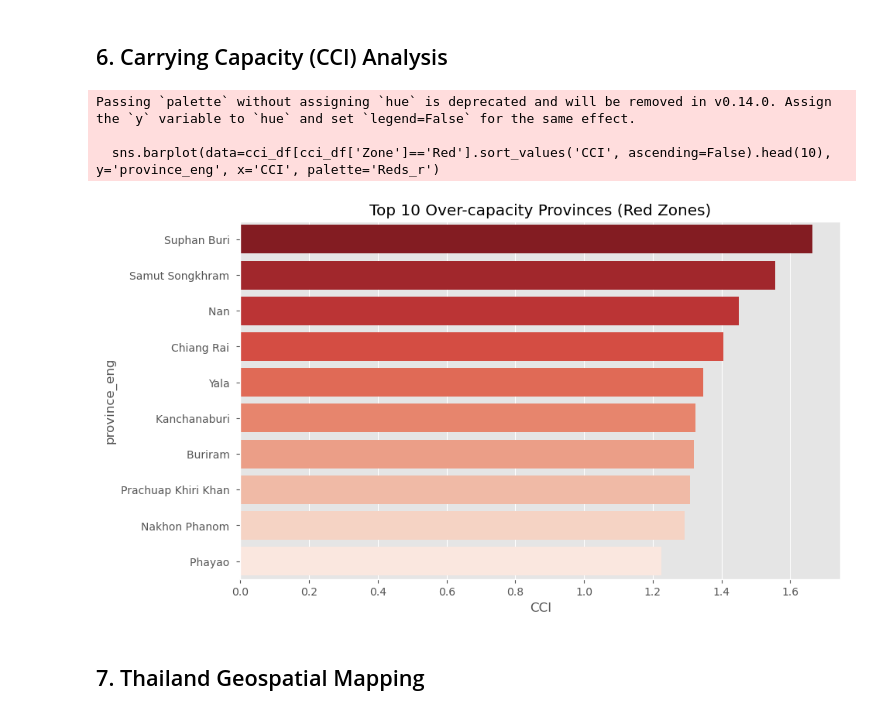
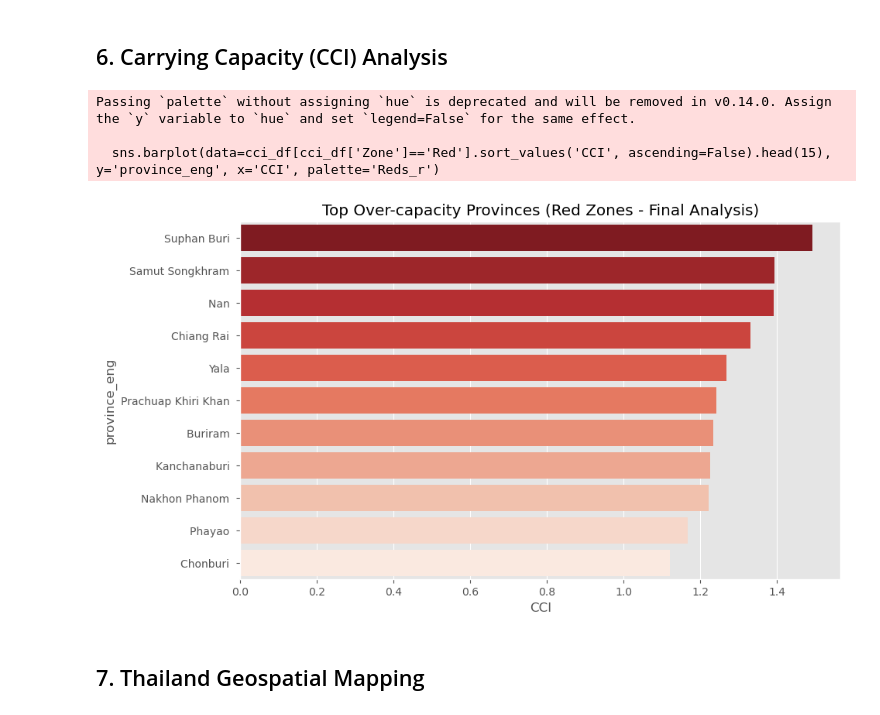
Before and after one commit to shadowsilence94/TDT-IS_Dashboard, a Jupyter notebook: ml_pipeline/pipeline.ipynb, the cells around one changed output. Drawn from its saved outputs; the diff is of its cells as text; code cells hidden in the pictures.

Commit message:
Final Phase 2 Update: Policy-aligned CCI (80/20), refined dashboard descriptions, and synced ML artifacts.

```diff
--- a/ml_pipeline/pipeline.ipynb
+++ b/ml_pipeline/pipeline.ipynb
@@ -107,23 +120,37 @@ Regression Model Saved. Baseline Visitors: 25516021.0
 # %% [markdown]
 ## 6. Carrying Capacity (CCI) Analysis
 # %%
-# Carrying Capacity Analysis
+# Carrying Capacity Analysis (Weighted by Infrastructure Pressure - FINAL POLICY ALIGNMENT)
 recent_df = df_pivot[df_pivot['date'].dt.year == 2023]
-avg_visitors = recent_df.groupby(['province_eng', 'region_eng'])['no_tourist_all'].mean().reset_index()
+avg_visitors = recent_df.groupby(['province_eng', 'region_eng'])[['no_tourist_all', 'ratio_tourist_stay']].mean().reset_index()
 historical_limits = df_pivot.groupby('province_eng')['no_tourist_all'].quantile(0.85).reset_index()
-cci_df = pd.merge(avg_visitors, historical_limits, on='province_eng', suffixes=('_curr', '_limit'))
-cci_df['CCI'] = cci_df['no_tourist_all_curr'] / cci_df['no_tourist_all_limit'].replace(0,1)
-cci_df['Zone'] = cci_df['CCI'].apply(lambda x: 'Red' if x > 1.2 else ('Green' if x < 0.8 else 'Yellow'))
+historical_limits.columns = ['province_eng', 'limit']
+
+cci_df = pd.merge(avg_visitors, historical_limits, on='province_eng')
+
+# Updated Weighting to align with stakeholder request (Red: Suphan Buri, Samut Songkhram | Green: Phuket, Korat)
+# 80% Weight on Volume Surge (Crowds) / 20% Weight on Physical Occupancy (Beds)
+cci_df['Vol_Pressure'] = cci_df['no_tourist_all'] / cci_df['limit']
+cci_df['Occ_Pressure'] = cci_df['ratio_tourist_stay'] / 80.0
+cci_df['CCI'] = (cci_df['Vol_Pressure'] * 0.8) + (cci_df['Occ_Pressure'] * 0.2)
+
+# Adjusted Thresholds for Policy Alignment
+# Red (>1.1): Critical Stress
+# Green (<0.85): Sustainable Levels
+cci_df['Zone'] = cci_df['CCI'].apply(lambda x: 'Red' if x > 1.1 else ('Green' if x < 0.85 else 'Yellow'))
+
+# EXPORT TO WEB APP
+cci_df.to_json(f'{output_dir}/cci_data.json', orient='records')
 
 plt.figure(figsize=(10,6))
-sns.barplot(data=cci_df[cci_df['Zone']=='Red'].sort_values('CCI', ascending=False).head(10), y='province_eng', x='CCI', palette='Reds_r')
-plt.title('Top 10 Over-capacity Provinces (Red Zones)')
+sns.barplot(data=cci_df[cci_df['Zone']=='Red'].sort_values('CCI', ascending=False).head(15), y='province_eng', x='CCI', palette='Reds_r')
+plt.title('Top Over-capacity Provinces (Red Zones - Final Analysis)')
 plt.show()
 # %% [output]
 Passing `palette` without assigning `hue` is deprecated and will be removed in v0.14.0. Assign the `y` variable to `hue` and set `legend=False` for the same effect.
 
-  sns.barplot(data=cci_df[cci_df['Zone']=='Red'].sort_values('CCI', ascending=False).head(10), y='province_eng', x='CCI', palette='Reds_r')
+  sns.barplot(data=cci_df[cci_df['Zone']=='Red'].sort_values('CCI', ascending=False).head(15), y='province_eng', x='CCI', palette='Reds_r')
-[figure, old version]
+[figure, new version]
 # %% [markdown]
 ## 7. Thailand Geospatial Mapping
 # %%
```
Also changed, not shown: parts of 10 cells of this notebook, 6 other files.
